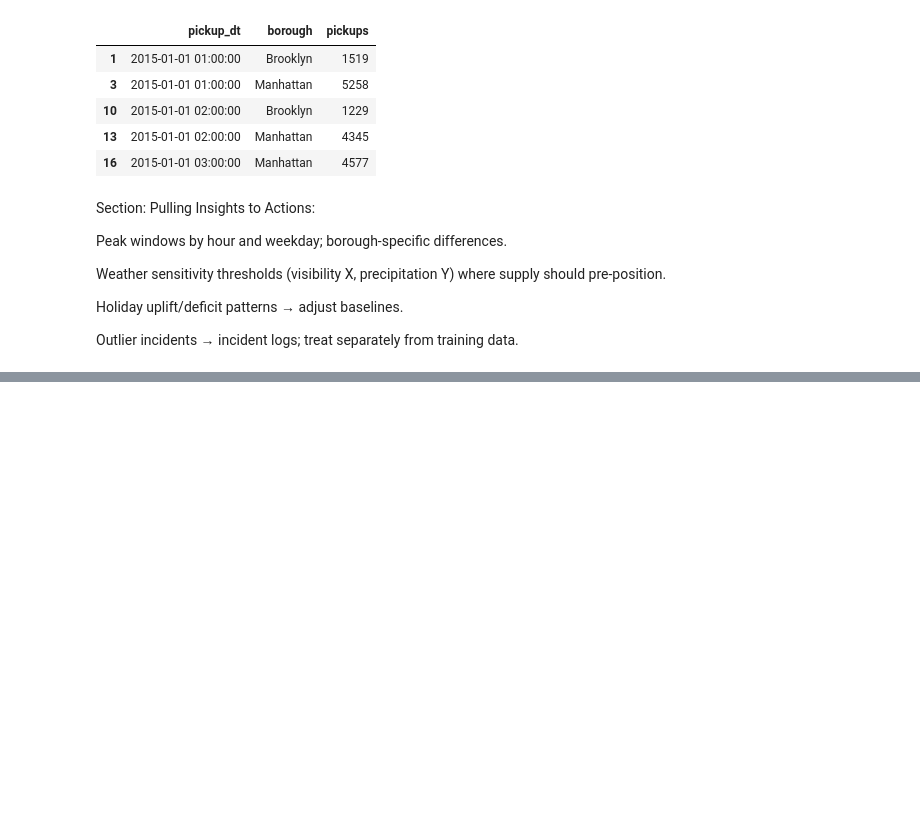
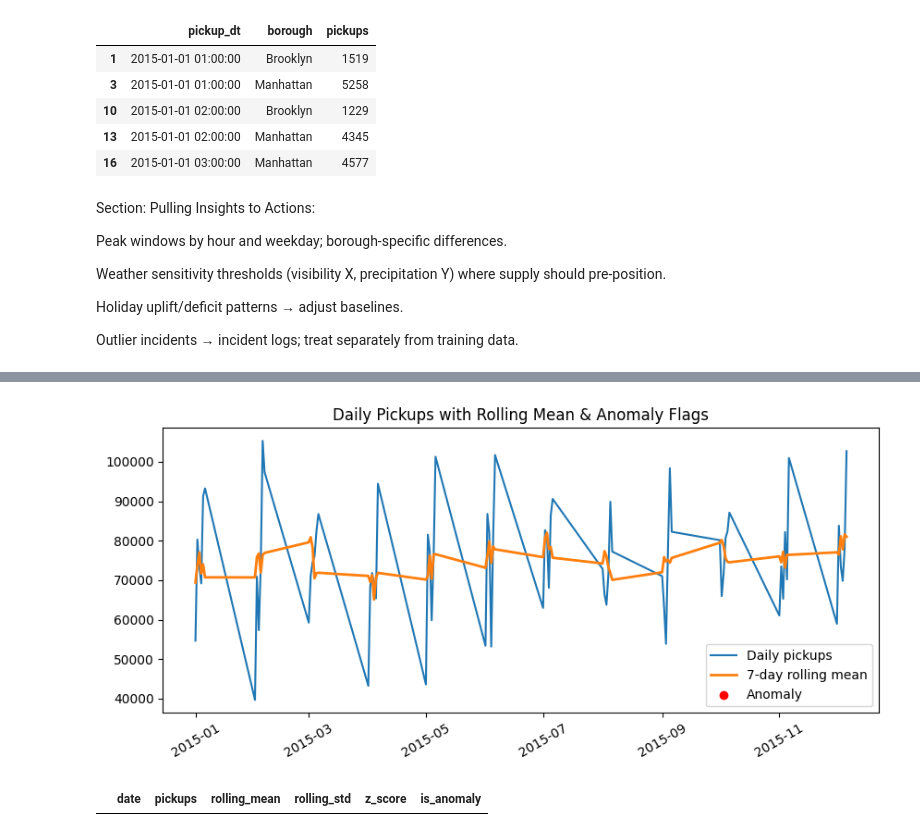
Before and after one commit to seamusmack/AIML-Resources, a Jupyter notebook: Copy_of_Uber_Case_Study_Notebook.ipynb, the cells around one changed output, grey strips where cells are left out. Cells and saved outputs as stored; diff of their text form; code cells hidden in the pictures; blank space fills up the shorter version.

```diff
--- a/Copy_of_Uber_Case_Study_Notebook.ipynb
+++ b/Copy_of_Uber_Case_Study_Notebook.ipynb
@@ -660,0 +836,35 @@ Outlier incidents → incident logs; treat separately from training data.
+# %%
+import pandas as pd, numpy as np
+
+# Daily aggregate
+daily = (
+    df.assign(date=df['pickup_dt'].dt.date)
+      .groupby('date', as_index=False)['pickups'].sum()
+)
+
+# Rolling mean & std for anomaly detection
+window = 7
+daily['rolling_mean'] = daily['pickups'].rolling(window, min_periods=1, center=True).mean()
+daily['rolling_std'] = daily['pickups'].rolling(window, min_periods=1, center=True).std()
+
+# Z-score for anomaly threshold
+daily['z_score'] = (daily['pickups'] - daily['rolling_mean']) / daily['rolling_std']
+threshold = 3
+daily['is_anomaly'] = daily['z_score'].abs() > threshold
+
+# Plot
+plt.figure(figsize=(10,4))
+plt.plot(daily['date'], daily['pickups'], label='Daily pickups')
+plt.plot(daily['date'], daily['rolling_mean'], label=f'{window}-day rolling mean', linewidth=2)
+plt.scatter(daily.loc[daily['is_anomaly'], 'date'],
+            daily.loc[daily['is_anomaly'], 'pickups'],
+            color='red', label='Anomaly', zorder=5)
+plt.legend()
+plt.title("Daily Pickups with Rolling Mean & Anomaly Flags")
+plt.xticks(rotation=30)
+plt.show()
+
+display(daily.loc[daily['is_anomaly']])
+# %% [output]
+[figure, added]
+|  | date | pickups | rolling_mean | rolling_std | z_score | is_anomaly |
```
Also changed, not shown: parts of 5 cells of this notebook.
